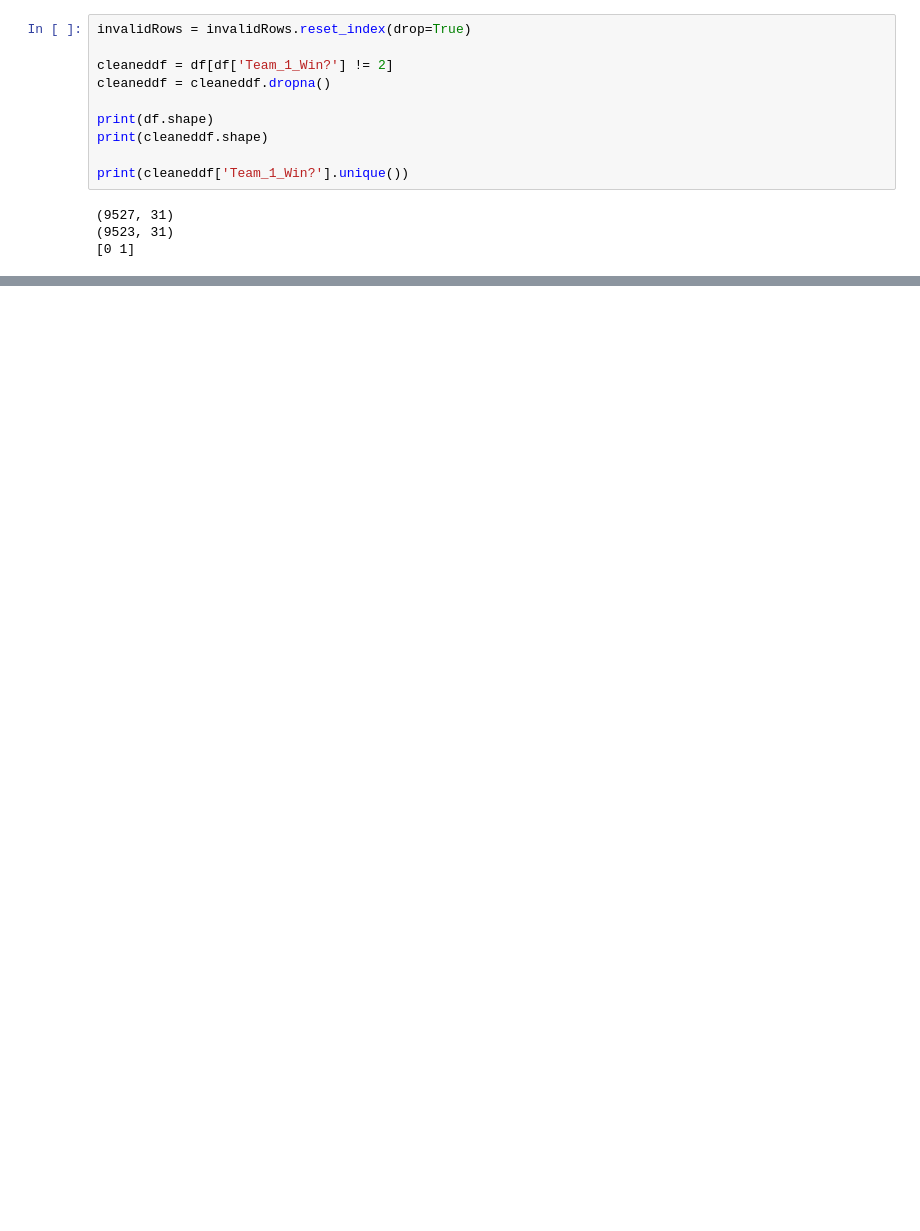
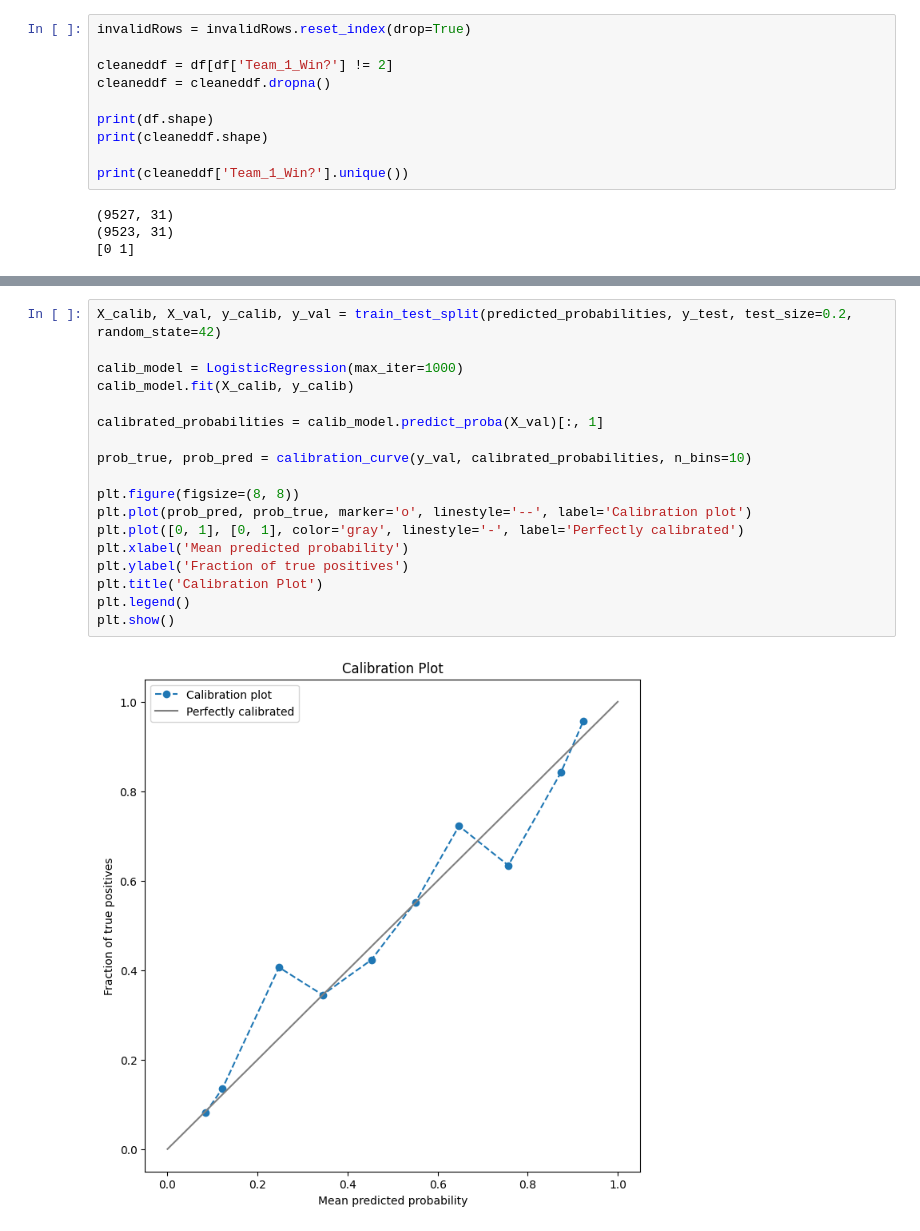
Before and after one commit to DeradoZA/DataExtractor, a Jupyter notebook: CSGOML/CSGOPredictor/CSGOModel_v2.ipynb, the cells around one changed output, grey strips where cells are left out. Drawn from its saved outputs; the diff is of its cells as text; blank space fills up the shorter version.

```diff
--- a/CSGOML/CSGOPredictor/CSGOModel_v2.ipynb
+++ b/CSGOML/CSGOPredictor/CSGOModel_v2.ipynb
@@ -254,0 +302,20 @@ Mean squared error --> 42.494753410283316
+# %%
+X_calib, X_val, y_calib, y_val = train_test_split(predicted_probabilities, y_test, test_size=0.2, random_state=42)
+
+calib_model = LogisticRegression(max_iter=1000)
+calib_model.fit(X_calib, y_calib)
+
+calibrated_probabilities = calib_model.predict_proba(X_val)[:, 1]
+
+prob_true, prob_pred = calibration_curve(y_val, calibrated_probabilities, n_bins=10)
+
+plt.figure(figsize=(8, 8))
+plt.plot(prob_pred, prob_true, marker='o', linestyle='--', label='Calibration plot')
+plt.plot([0, 1], [0, 1], color='gray', linestyle='-', label='Perfectly calibrated')
+plt.xlabel('Mean predicted probability')
+plt.ylabel('Fraction of true positives')
+plt.title('Calibration Plot')
+plt.legend()
+plt.show()
+# %% [output]
+[figure, added]
```
Also changed, not shown: parts of 16 cells of this notebook, 2 other files.
